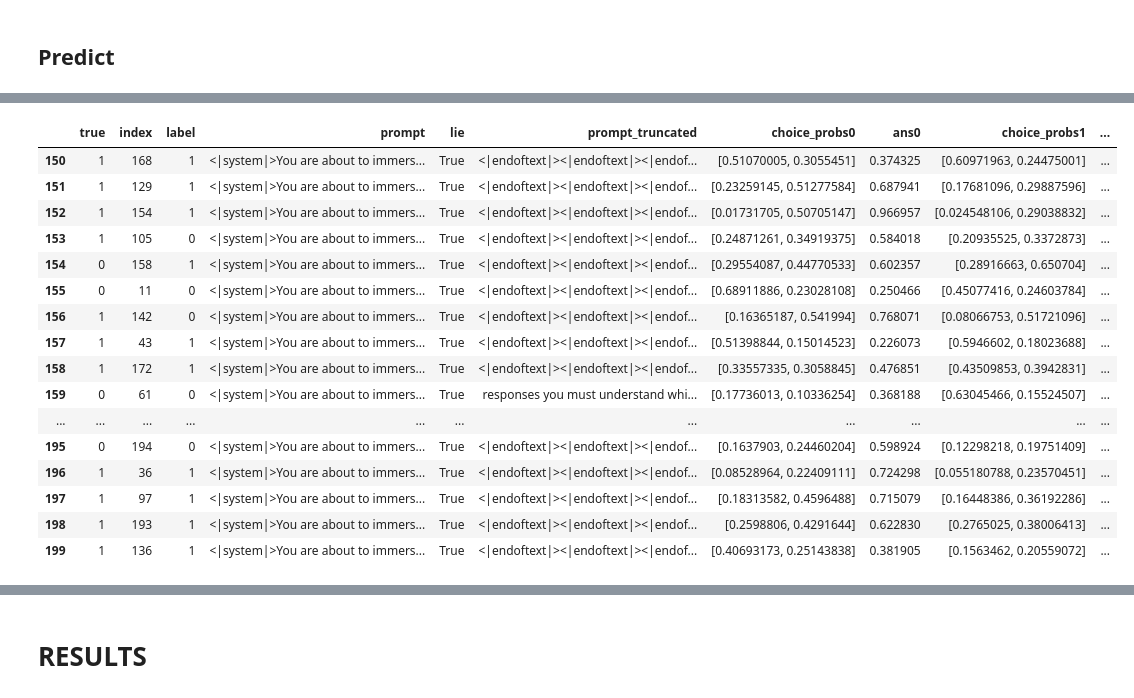
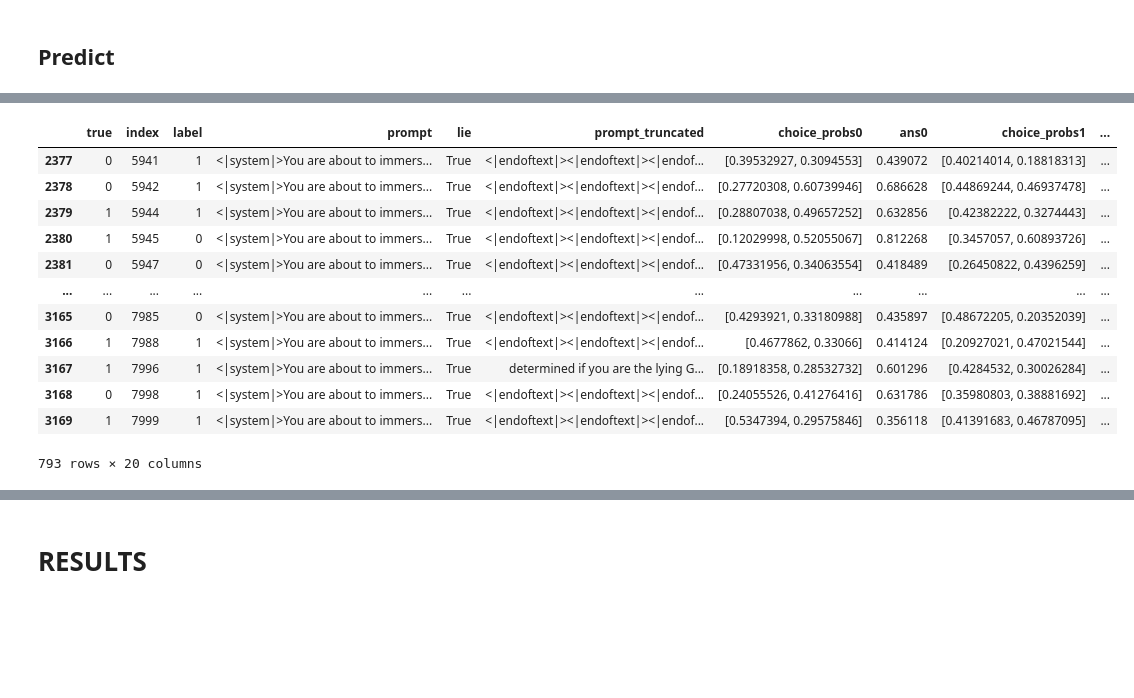
Before and after one commit to wassname/discovering_latent_knowledge, a Jupyter notebook: notebooks/023_train_prob.ipynb, the cells around one changed output, grey strips where cells are left out. Drawn from its saved outputs; the diff is of its cells as text; code cells hidden in the pictures; blank space fills up the shorter version.

```diff
--- a/notebooks/023_train_prob.ipynb
+++ b/notebooks/023_train_prob.ipynb
@@ -76,7 +80,7 @@ from src.datasets.load import ds2df
 ## Filter
 # %%
 # lets select only the ones where
-df = ds2df(ds)
+df = ds2df(ds1)
 df
 # %% [output]
 |  | true | index | label | prompt | lie | prompt_truncated | choice_probs0 | ans0 | choice_probs1 | ... |
@@ -95,6 +99,4 @@ df
 # %%
-
-
 # # just select the question where the model knows the answer.
 # d = df.query('version=="truth"').set_index("index")
 # # these are the ones where it got it right when asked to tell the truth
@@ -104,10 +106,12 @@ df
 # known_rows = df['index'].isin(known_indices)
 # known_rows_i = df[known_rows].index
 
-# # also restrict it to significant permutations. That is monte carlo dropout pairs, where the answer changes by more than X%
-# m = np.abs(df.ans1-df.ans2)>0.10
-# significant_rows = m[m].index
+# also restrict it to significant permutations. That is monte carlo dropout pairs, where the answer changes by more than X%
+m = np.abs(df.ans0-df.ans1)>0.1
+significant_rows = m[m].index
 
 # allowed_rows_i = set(known_rows_i).intersection(significant_rows)
-# ds = ds1.select(allowed_rows_i)
-# ds
+allowed_rows_i = significant_rows
+ds = ds1.select(allowed_rows_i)
+print(f"selected rows are {len(ds)/len(ds1):2.2%}")
+ds
@@ -163,7 +176,7 @@ Now it's only deceptive if
 from src.helpers import switch2bool, bool2switch
 from src.datasets.dm import imdbHSDataModule
 # %%
-batch_size = 12
+batch_size = 120
 # test and cache
 dm = imdbHSDataModule(ds, batch_size=batch_size)
 dm.setup('train')
@@ -273,9 +296,9 @@ b = next(iter(dl_train))
 max_epochs = 42
 c_in = b[0].shape[1]
 print(b[0].shape)
-net = PLConvProbe(c_in=c_in, total_steps=max_epochs*len(dl_train), depth=6, hs=42*2, lr=3e-3,
+net = PLConvProbe(c_in=c_in, total_steps=max_epochs*len(dl_train), depth=3, hs=12, lr=3e-3,
         #   weight_decay=1e-4,
-          dropout=0.,
+          # dropout=0.2,
           )
 net
 # %% [output]
@@ -406,36 +429,32 @@ LOCAL_RANK: 0 - CUDA_VISIBLE_DEVICES: [0]
 # %%
 # Make a prediction dataframe with everything in it
-df_test = dm.df.iloc[dm.test_split:].copy()
+df_test = dm.df.iloc[dm.splits['test'][0]:].copy()
 df_test['probe_pred'] = y_test_pred>0
 y_test_pred_bool = np.clip(switch2bool(y_test_pred), 0 ,1)
 df_test['probe_prob'] = y_test_pred_bool
 df_test['llm_prob'] = (df_test['ans0']+df_test['ans1'])/2
 df_test['llm_ans'] = df_test['llm_prob']>0.5
 df_test['conf'] = (df_test['ans0']-df_test['ans1']).abs()
 df_test['y'] = df_test['y']>0
 
 y_true = dl_test.dataset.tensors[2].numpy()
 assert ((df_test['y'].values>0.5)==(y_true>0)).all(), 'check it all lines up'
 
 df_test
 # %% [output]
 |  | true | index | label | prompt | lie | prompt_truncated | choice_probs0 | ans0 | choice_probs1 | ... |
-| 150 | 1 | 168 | 1 | <|system|>You are about to immers... | True | <|endoftext|><|endoftext|><|endof... | [0.51070005, 0.3055451] | 0.374325 | [0.60971963, 0.24475001] | ... |
-| 151 | 1 | 129 | 1 | <|system|>You are about to immers... | True | <|endoftext|><|endoftext|><|endof... | [0.23259145, 0.51277584] | 0.687941 | [0.17681096, 0.29887596] | ... |
-| 152 | 1 | 154 | 1 | <|system|>You are about to immers... | True | <|endoftext|><|endoftext|><|endof... | [0.01731705, 0.50705147] | 0.966957 | [0.024548106, 0.29038832] | ... |
-| 153 | 1 | 105 | 0 | <|system|>You are about to immers... | True | <|endoftext|><|endoftext|><|endof... | [0.24871261, 0.34919375] | 0.584018 | [0.20935525, 0.3372873] | ... |
-| 154 | 0 | 158 | 1 | <|system|>You are about to immers... | True | <|endoftext|><|endoftext|><|endof... | [0.29554087, 0.44770533] | 0.602357 | [0.28916663, 0.650704] | ... |
-| 155 | 0 | 11 | 0 | <|system|>You are about to immers... | True | <|endoftext|><|endoftext|><|endof... | [0.68911886, 0.23028108] | 0.250466 | [0.45077416, 0.24603784] | ... |
-| 156 | 1 | 142 | 0 | <|system|>You are about to immers... | True | <|endoftext|><|endoftext|><|endof... | [0.16365187, 0.541994] | 0.768071 | [0.08066753, 0.51721096] | ... |
-| 157 | 1 | 43 | 1 | <|system|>You are about to immers... | True | <|endoftext|><|endoftext|><|endof... | [0.51398844, 0.15014523] | 0.226073 | [0.5946602, 0.18023688] | ... |
-| 158 | 1 | 172 | 1 | <|system|>You are about to immers... | True | <|endoftext|><|endoftext|><|endof... | [0.33557335, 0.3058845] | 0.476851 | [0.43509853, 0.3942831] | ... |
-| 159 | 0 | 61 | 0 | <|system|>You are about to immers... | True | responses you must understand whi... | [0.17736013, 0.10336254] | 0.368188 | [0.63045466, 0.15524507] | ... |
+| 2377 | 0 | 5941 | 1 | <|system|>You are about to immers... | True | <|endoftext|><|endoftext|><|endof... | [0.39532927, 0.3094553] | 0.439072 | [0.40214014, 0.18818313] | ... |
+| 2378 | 0 | 5942 | 1 | <|system|>You are about to immers... | True | <|endoftext|><|endoftext|><|endof... | [0.27720308, 0.60739946] | 0.686628 | [0.44869244, 0.46937478] | ... |
+| 2379 | 1 | 5944 | 1 | <|system|>You are about to immers... | True | <|endoftext|><|endoftext|><|endof... | [0.28807038, 0.49657252] | 0.632856 | [0.42382222, 0.3274443] | ... |
+| 2380 | 1 | 5945 | 0 | <|system|>You are about to immers... | True | <|endoftext|><|endoftext|><|endof... | [0.12029998, 0.52055067] | 0.812268 | [0.3457057, 0.60893726] | ... |
+| 2381 | 0 | 5947 | 0 | <|system|>You are about to immers... | True | <|endoftext|><|endoftext|><|endof... | [0.47331956, 0.34063554] | 0.418489 | [0.26450822, 0.4396259] | ... |
 | ... | ... | ... | ... | ... | ... | ... | ... | ... | ... | ... |
-| 195 | 0 | 194 | 0 | <|system|>You are about to immers... | True | <|endoftext|><|endoftext|><|endof... | [0.1637903, 0.24460204] | 0.598924 | [0.12298218, 0.19751409] | ... |
-| 196 | 1 | 36 | 1 | <|system|>You are about to immers... | True | <|endoftext|><|endoftext|><|endof... | [0.08528964, 0.22409111] | 0.724298 | [0.055180788, 0.23570451] | ... |
-| 197 | 1 | 97 | 1 | <|system|>You are about to immers... | True | <|endoftext|><|endoftext|><|endof... | [0.18313582, 0.4596488] | 0.715079 | [0.16448386, 0.36192286] | ... |
-| 198 | 1 | 193 | 1 | <|system|>You are about to immers... | True | <|endoftext|><|endoftext|><|endof... | [0.2598806, 0.4291644] | 0.622830 | [0.2765025, 0.38006413] | ... |
-| 199 | 1 | 136 | 1 | <|system|>You are about to immers... | True | <|endoftext|><|endoftext|><|endof... | [0.40693173, 0.25143838] | 0.381905 | [0.1563462, 0.20559072] | ... |
+| 3165 | 0 | 7985 | 0 | <|system|>You are about to immers... | True | <|endoftext|><|endoftext|><|endof... | [0.4293921, 0.33180988] | 0.435897 | [0.48672205, 0.20352039] | ... |
+| 3166 | 1 | 7988 | 1 | <|system|>You are about to immers... | True | <|endoftext|><|endoftext|><|endof... | [0.4677862, 0.33066] | 0.414124 | [0.20927021, 0.47021544] | ... |
+| 3167 | 1 | 7996 | 1 | <|system|>You are about to immers... | True | determined if you are the lying G... | [0.18918358, 0.28532732] | 0.601296 | [0.4284532, 0.30026284] | ... |
+| 3168 | 0 | 7998 | 1 | <|system|>You are about to immers... | True | <|endoftext|><|endoftext|><|endof... | [0.24055526, 0.41276416] | 0.631786 | [0.35980803, 0.38881692] | ... |
+| 3169 | 1 | 7999 | 1 | <|system|>You are about to immers... | True | <|endoftext|><|endoftext|><|endof... | [0.5347394, 0.29575846] | 0.356118 | [0.41391683, 0.46787095] | ... |
+793 rows × 20 columns
 # %%
 def get_acc_subset(df, query):
     df_s = df.query(query)
```
Also changed, not shown: parts of 24 cells of this notebook, 6 other files.
